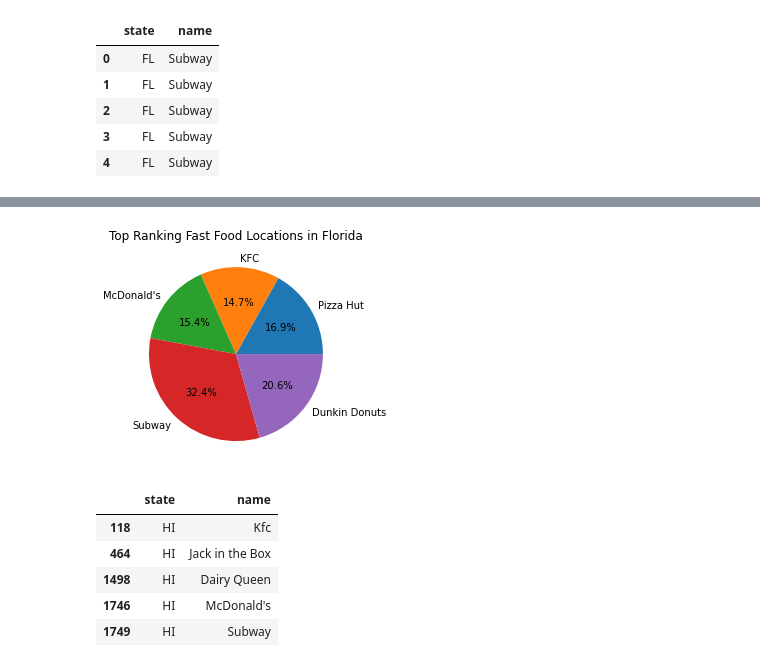
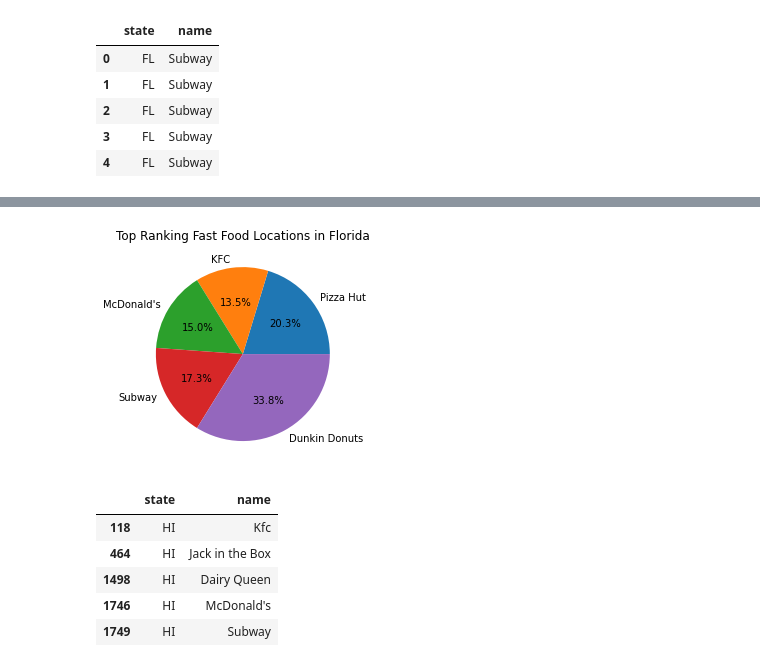
Before and after one commit to tiffanyycheng99/TeamTasty_PythonAnalysis, a Jupyter notebook: Data cleaning with heat map and pie charts- Brandie.ipynb, the cells around one changed output, grey strips where cells are left out. Drawn from its saved outputs; the diff is of its cells as text; code cells hidden in the pictures.

```diff
--- a/Data cleaning with heat map and pie charts- Brandie.ipynb
+++ b/Data cleaning with heat map and pie charts- Brandie.ipynb
@@ -488,3 +488,6 @@ FL_name_df.head()
 | 2 | FL | Subway |
 | 3 | FL | Subway |
 | 4 | FL | Subway |
+# %%
+FL_pie = FL_name_df.groupby(["name"])["name"].count()
+FL_pie
@@ -491,10 +502,10 @@ FL_name_df.head()
 # %%
 label_names = ["Pizza Hut", "KFC", "McDonald's", "Subway", "Dunkin Donuts"]
-plt.pie(CA_pie, labels=label_names, autopct="%1.1f%%")
+plt.pie(FL_pie, labels=label_names, autopct="%1.1f%%")
 plt.title("Top Ranking Fast Food Locations in Florida")
 plt.show()
 # %% [output]
-[figure, old version]
+[figure, new version]
 # %%
 HI_df = fastfood_data.loc[fastfood_data["state"]=="HI", ["state", "name"]]
 HI_df.head()
```
Also changed, not shown: parts of 15 cells of this notebook.
